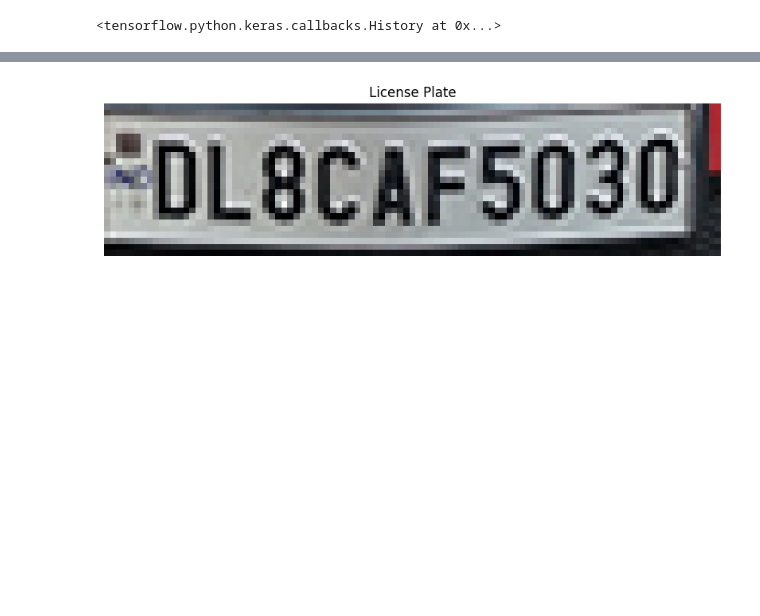
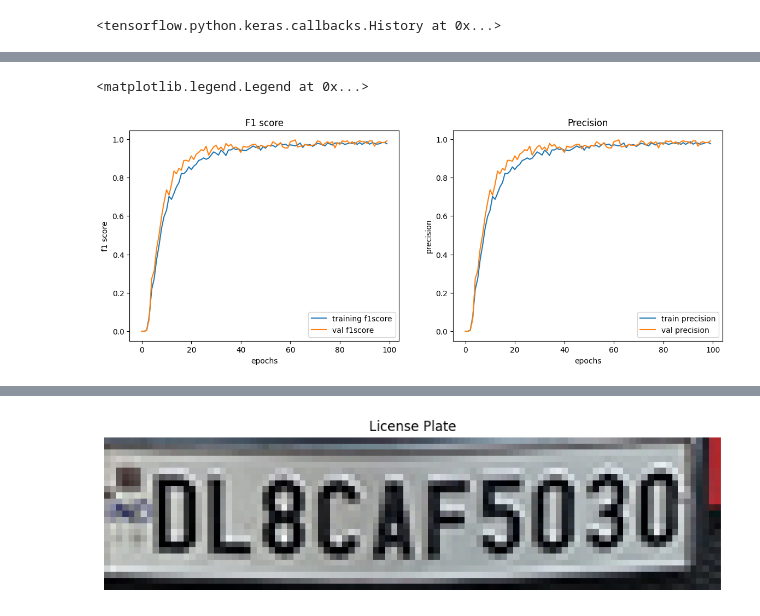
Before and after one commit to OmkarKanade/Vehicle-Detection-And-Plate-Recognition, a Jupyter notebook: Project/CharacterRecognition/Segmentation_and_Prediction.ipynb, the cells around one changed output, grey strips where cells are left out. Drawn from its saved outputs; the diff is of its cells as text; code cells hidden in the pictures; blank space fills up the shorter version.

```diff
--- a/Project/CharacterRecognition/Segmentation_and_Prediction.ipynb
+++ b/Project/CharacterRecognition/Segmentation_and_Prediction.ipynb
@@ -83,0 +128,21 @@ Epoch 23/80
+# %%
+fig = plt.figure(figsize=(14,5))
+grid=gridspec.GridSpec(ncols=2,nrows=1,figure=fig)
+fig.add_subplot(grid[0])
+plt.plot(result.history['f1_m'], label='training f1score')
+plt.plot(result.history['val_f1_m'], label='val f1score')
+plt.title('F1 score')
+plt.xlabel('epochs')
+plt.ylabel('f1 score')
+plt.legend()
+
+fig.add_subplot(grid[1])
+plt.plot(result.history['precision_m'], label='train precision')
+plt.plot(result.history['val_precision_m'], label='val precision')
+plt.title('Precision')
+plt.xlabel('epochs')
+plt.ylabel('precision')
+plt.legend()
+# %% [output]
+<matplotlib.legend.Legend at 0x...>
+[figure, added]
```
Also changed, not shown: parts of 5 cells of this notebook.
